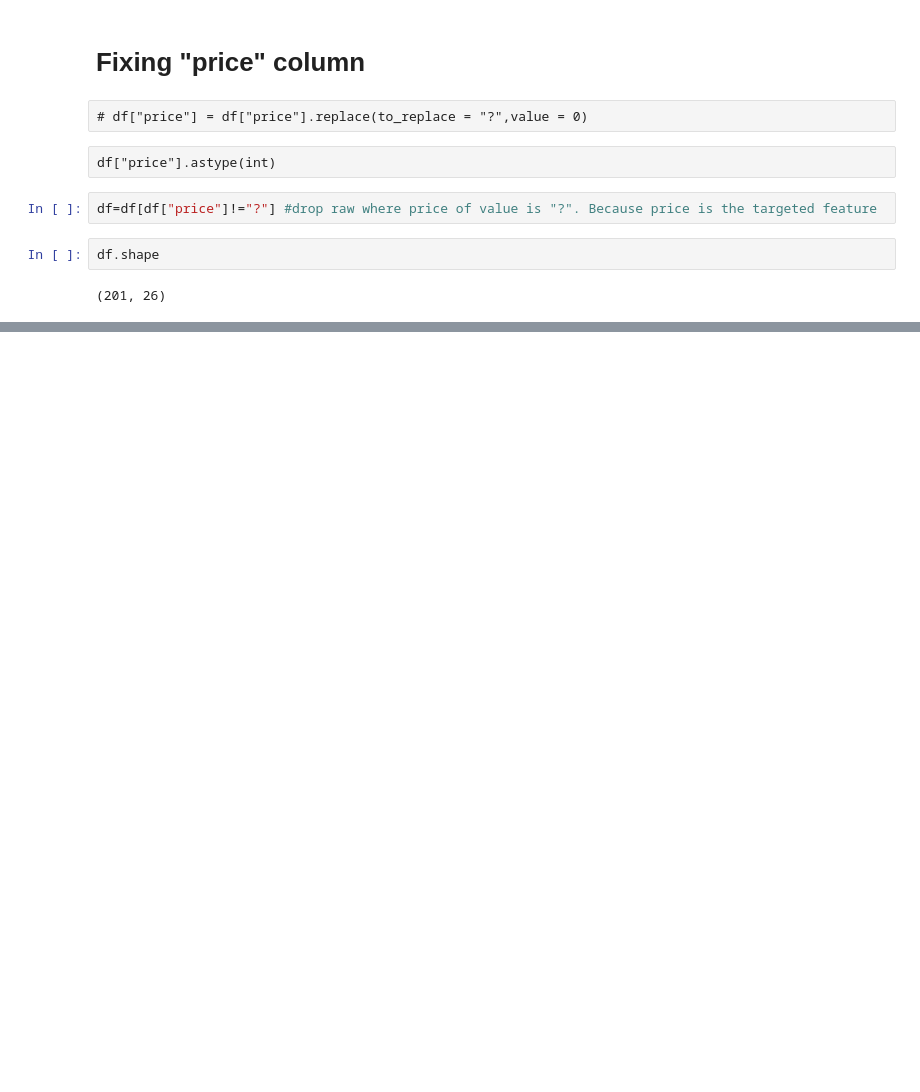
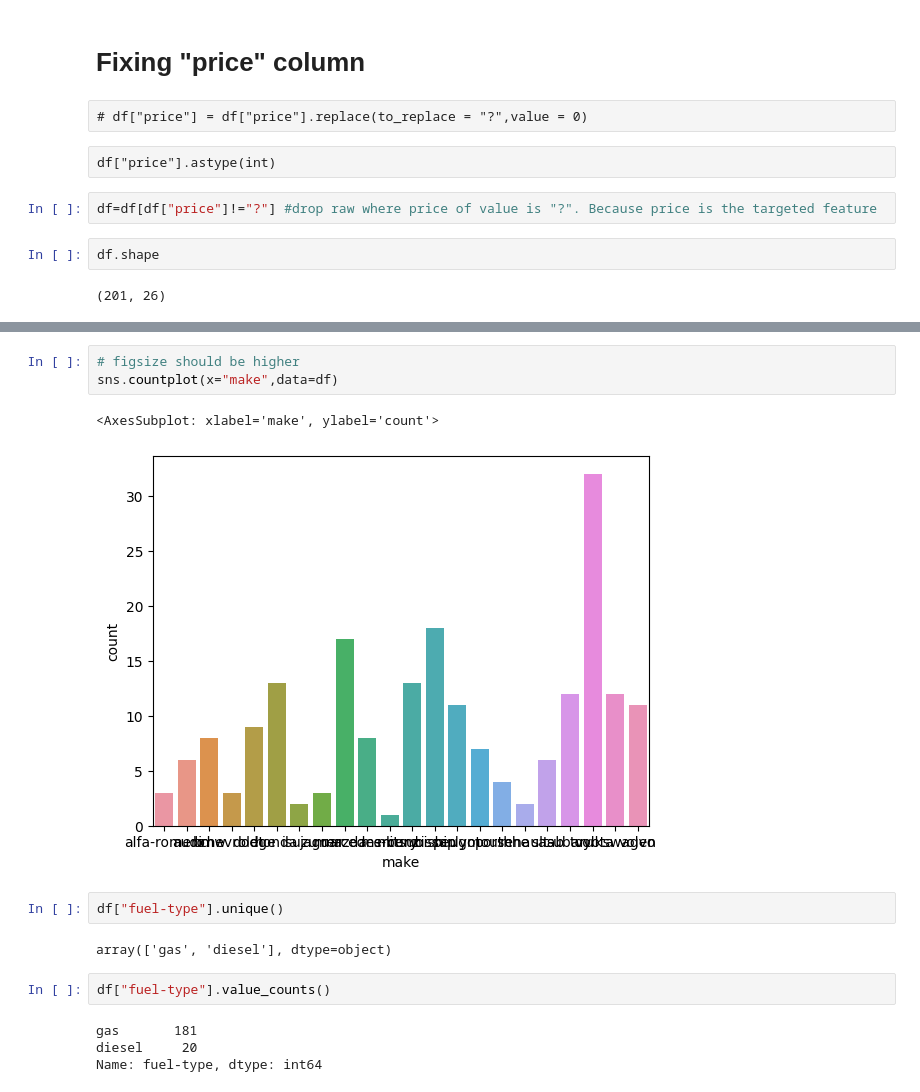
Before and after one commit to asif851/Automobile, a Jupyter notebook: Automobile.ipynb, the cells around one changed output, grey strips where cells are left out. Cells and saved outputs as stored; diff of their text form; blank space fills up the shorter version.

```diff
--- a/Automobile.ipynb
+++ b/Automobile.ipynb
@@ -151,0 +251,16 @@ df.shape
+# %%
+# figsize should be higher
+sns.countplot(x="make",data=df)
+# %% [output]
+<AxesSubplot: xlabel='make', ylabel='count'>
+[figure, added]
+# %%
+df["fuel-type"].unique()
+# %% [output]
+array(['gas', 'diesel'], dtype=object)
+# %%
+df["fuel-type"].value_counts()
+# %% [output]
+gas       181
+diesel     20
+Name: fuel-type, dtype: int64
```
Also changed, not shown: parts of 59 cells of this notebook.
